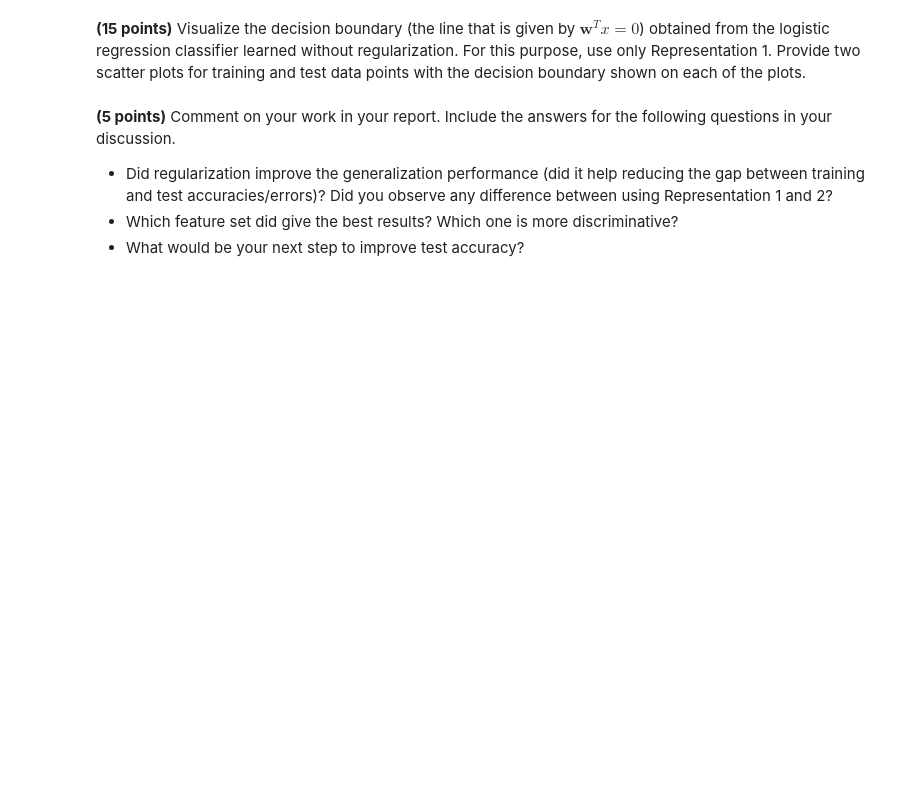
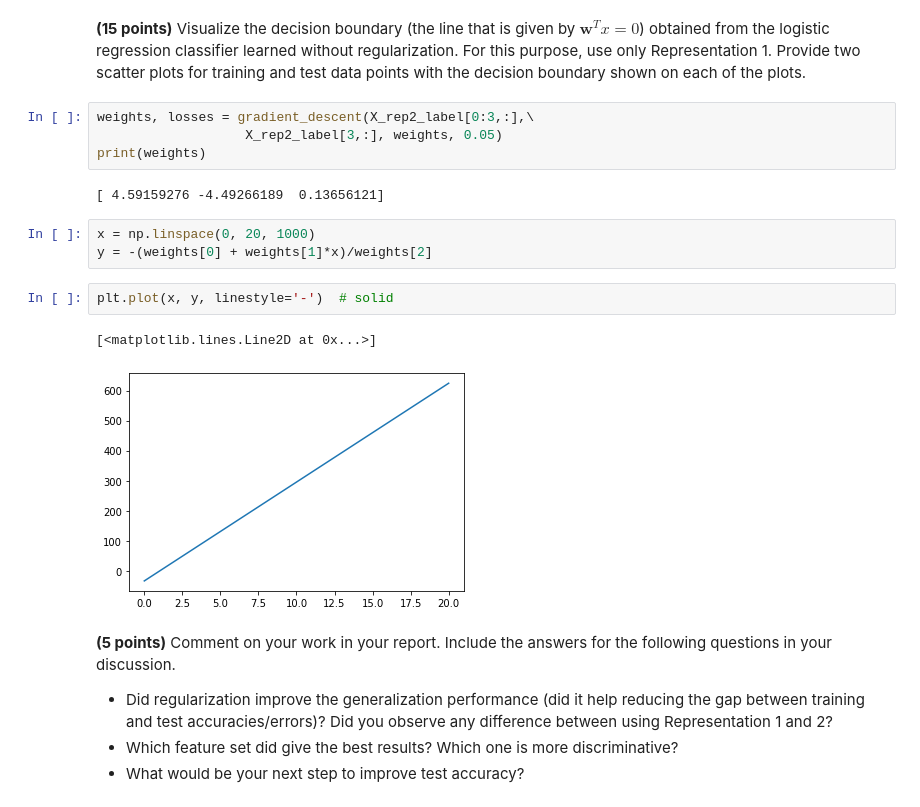
Before and after one commit to yavuzDemir21/Machine-Learning-Digit-Classifier, a Jupyter notebook: SolnTemplate_Yavuz.ipynb, the cells around one changed output. Saved outputs shown, nothing was run; the diff lists cells and outputs as text; blank space fills up the shorter version.

```diff
--- a/SolnTemplate_Yavuz.ipynb
+++ b/SolnTemplate_Yavuz.ipynb
@@ -439,5 +452,19 @@ array([[  1.        ,   1.        ,   1.        , ...,   1.        ,
 # %% [markdown]
 **(15 points)** Visualize the decision boundary (the line that is given by $\mathbf{w}^{T}x=0$) obtained from the logistic regression classifier learned without regularization. For this purpose, use only Representation 1. Provide two scatter plots for training and test data points with the decision boundary shown on each of the plots.
+# %%
+weights, losses = gradient_descent(X_rep2_label[0:3,:],\
+                   X_rep2_label[3,:], weights, 0.05)
+print(weights)
+# %% [output]
+[ 4.59159276 -4.49266189  0.13656121]
+# %%
+x = np.linspace(0, 20, 1000)
+y = -(weights[0] + weights[1]*x)/weights[2]
+# %%
+plt.plot(x, y, linestyle='-')  # solid
+# %% [output]
+[<matplotlib.lines.Line2D at 0x...>]
+[figure, added]
 # %% [markdown]
 **(5 points)** Comment on your work in your report. Include the answers for the following questions in your discussion.
 
```
Also changed, not shown: parts of 20 cells of this notebook.
